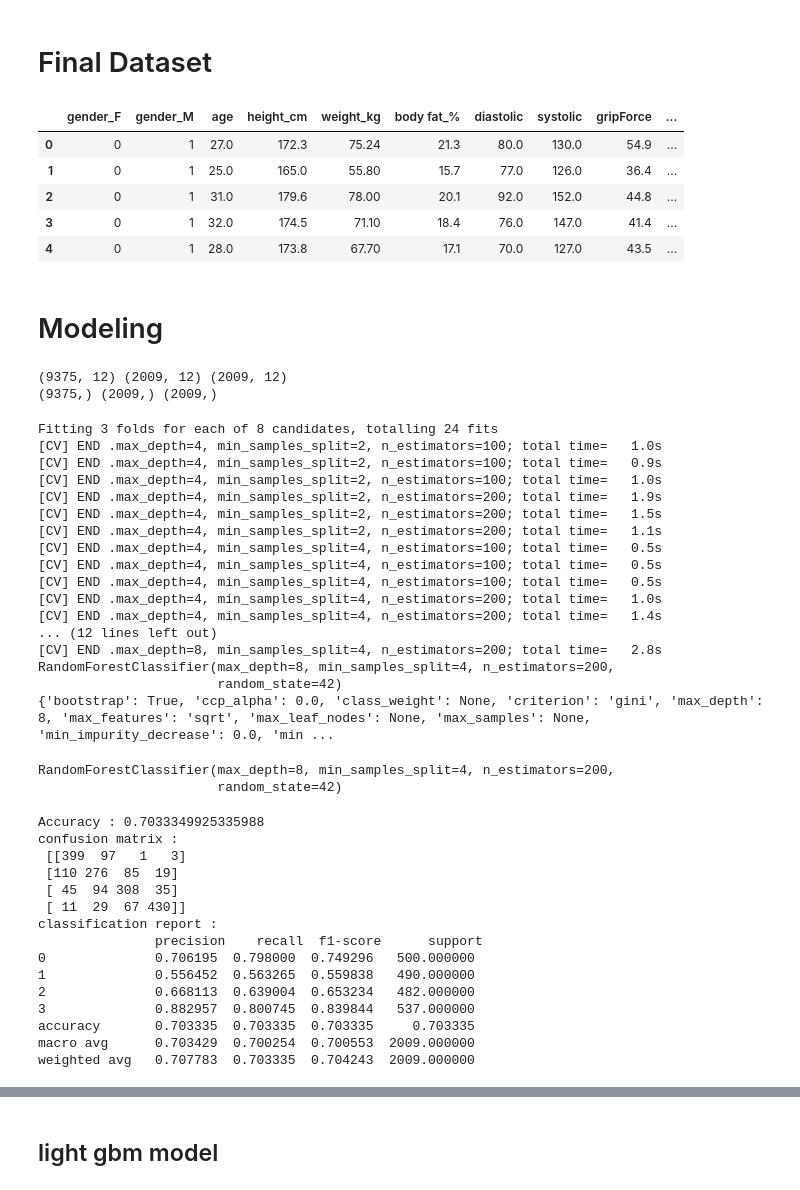
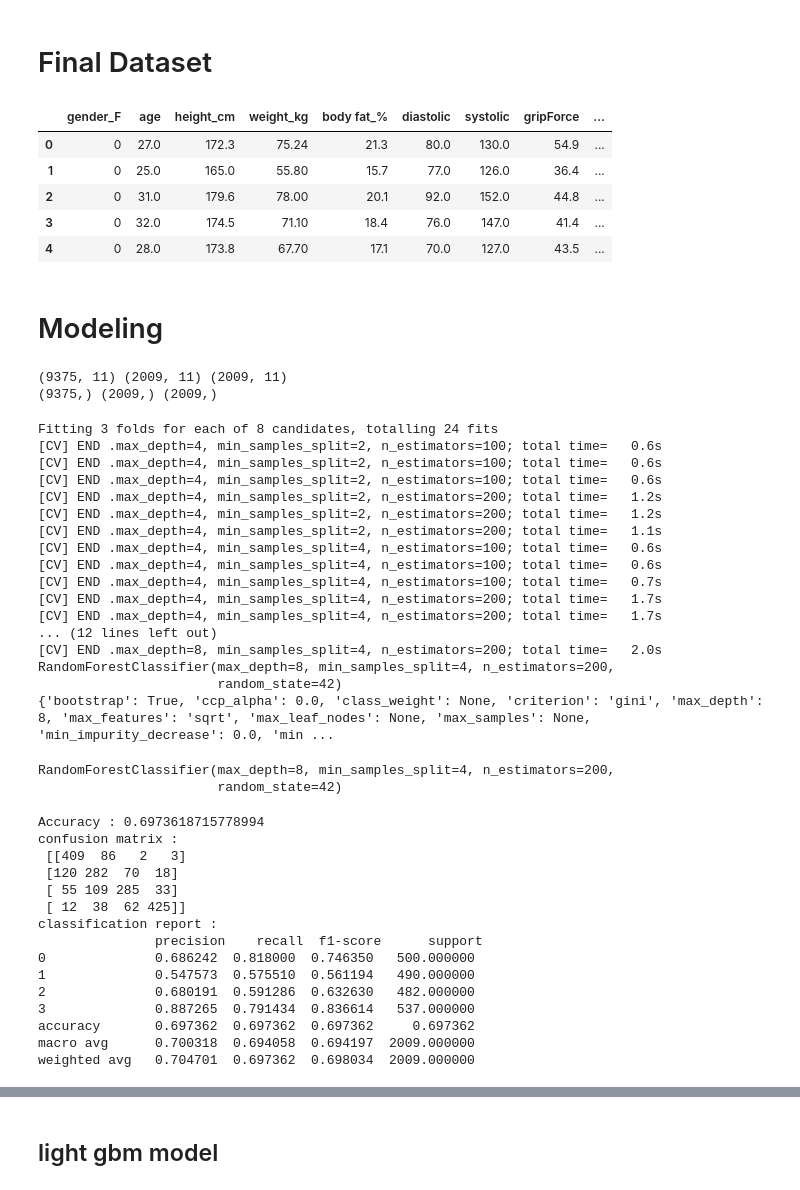
Before and after one commit to shcho11/00.Projects_2024, a Jupyter notebook: 202407_MultiClassClassifiers.ipynb, the cells around one changed output, grey strips where cells are left out. Cells and saved outputs as stored; diff of their text form; code cells hidden in the pictures.

```diff
--- a/202407_MultiClassClassifiers.ipynb
+++ b/202407_MultiClassClassifiers.ipynb
@@ -374,19 +422,21 @@ df3.head()
+# %%
+df4 = df3.drop(columns='gender_M')
 # %% [markdown]
 # Final Dataset
 # %%
-dff = df3.copy()
+dff = df4.copy()
 
 dff['target'] = dff['class'].replace({'A' : 0, 'B' : 1, 'C' : 2, 'D' : 3})
 dff = dff.drop(columns=['class'])
 
 dff.head()
 # %% [output]
-|  | gender_F | gender_M | age | height_cm | weight_kg | body fat_% | diastolic | systolic | gripForce | ... |
-| 0 | 0 | 1 | 27.0 | 172.3 | 75.24 | 21.3 | 80.0 | 130.0 | 54.9 | ... |
-| 1 | 0 | 1 | 25.0 | 165.0 | 55.80 | 15.7 | 77.0 | 126.0 | 36.4 | ... |
-| 2 | 0 | 1 | 31.0 | 179.6 | 78.00 | 20.1 | 92.0 | 152.0 | 44.8 | ... |
-| 3 | 0 | 1 | 32.0 | 174.5 | 71.10 | 18.4 | 76.0 | 147.0 | 41.4 | ... |
-| 4 | 0 | 1 | 28.0 | 173.8 | 67.70 | 17.1 | 70.0 | 127.0 | 43.5 | ... |
+|  | gender_F | age | height_cm | weight_kg | body fat_% | diastolic | systolic | gripForce | ... |
+| 0 | 0 | 27.0 | 172.3 | 75.24 | 21.3 | 80.0 | 130.0 | 54.9 | ... |
+| 1 | 0 | 25.0 | 165.0 | 55.80 | 15.7 | 77.0 | 126.0 | 36.4 | ... |
+| 2 | 0 | 31.0 | 179.6 | 78.00 | 20.1 | 92.0 | 152.0 | 44.8 | ... |
+| 3 | 0 | 32.0 | 174.5 | 71.10 | 18.4 | 76.0 | 147.0 | 41.4 | ... |
+| 4 | 0 | 28.0 | 173.8 | 67.70 | 17.1 | 70.0 | 127.0 | 43.5 | ... |
 # %% [markdown]
 # Modeling
 # %%
@@ -401,7 +451,7 @@ X_val, X_test, y_val, y_test = train_test_split(X_temp, y_temp, test_size=0.5, r
 print(X_train.shape, X_val.shape, X_test.shape, )
 print(y_train.shape, y_val.shape, y_test.shape)
 # %% [output]
-(9375, 12) (2009, 12) (2009, 12)
+(9375, 11) (2009, 11) (2009, 11)
 (9375,) (2009,) (2009,)
 # %%
 # Finding out best hp
@@ -428,19 +478,19 @@ print(best_rfmodel)
 print(best_rfmodel.get_params())
 # %% [output]
 Fitting 3 folds for each of 8 candidates, totalling 24 fits
-[CV] END .max_depth=4, min_samples_split=2, n_estimators=100; total time=   1.0s
-[CV] END .max_depth=4, min_samples_split=2, n_estimators=100; total time=   0.9s
-[CV] END .max_depth=4, min_samples_split=2, n_estimators=100; total time=   1.0s
-[CV] END .max_depth=4, min_samples_split=2, n_estimators=200; total time=   1.9s
-[CV] END .max_depth=4, min_samples_split=2, n_estimators=200; total time=   1.5s
+[CV] END .max_depth=4, min_samples_split=2, n_estimators=100; total time=   0.6s
+[CV] END .max_depth=4, min_samples_split=2, n_estimators=100; total time=   0.6s
+[CV] END .max_depth=4, min_samples_split=2, n_estimators=100; total time=   0.6s
+[CV] END .max_depth=4, min_samples_split=2, n_estimators=200; total time=   1.2s
+[CV] END .max_depth=4, min_samples_split=2, n_estimators=200; total time=   1.2s
 [CV] END .max_depth=4, min_samples_split=2, n_estimators=200; total time=   1.1s
-[CV] END .max_depth=4, min_samples_split=4, n_estimators=100; total time=   0.5s
-[CV] END .max_depth=4, min_samples_split=4, n_estimators=100; total time=   0.5s
-[CV] END .max_depth=4, min_samples_split=4, n_estimators=100; total time=   0.5s
-[CV] END .max_depth=4, min_samples_split=4, n_estimators=200; total time=   1.0s
-[CV] END .max_depth=4, min_samples_split=4, n_estimators=200; total time=   1.4s
+[CV] END .max_depth=4, min_samples_split=4, n_estimators=100; total time=   0.6s
+[CV] END .max_depth=4, min_samples_split=4, n_estimators=100; total time=   0.6s
+[CV] END .max_depth=4, min_samples_split=4, n_estimators=100; total time=   0.7s
+[CV] END .max_depth=4, min_samples_split=4, n_estimators=200; total time=   1.7s
+[CV] END .max_depth=4, min_samples_split=4, n_estimators=200; total time=   1.7s
 ... (12 lines left out)
-[CV] END .max_depth=8, min_samples_split=4, n_estimators=200; total time=   2.8s
+[CV] END .max_depth=8, min_samples_split=4, n_estimators=200; total time=   2.0s
 RandomForestClassifier(max_depth=8, min_samples_split=4, n_estimators=200,
                        random_state=42)
 {'bootstrap': True, 'ccp_alpha': 0.0, 'class_weight': None, 'criterion': 'gini', 'max_depth': 8, 'max_features': 'sqrt', 'max_leaf_nodes': None, 'max_samples': None, 'min_impurity_decrease': 0.0, 'min ...
@@ -465,21 +515,21 @@ print(f'Accuracy : {val_accuracy}')
 print(f'confusion matrix : \n {val_conf_matrix}')
 print(f'classification report : \n {val_df_report}')
 # %% [output]
-Accuracy : 0.7033349925335988
+Accuracy : 0.6973618715778994
 confusion matrix :
- [[399  97   1   3]
- [110 276  85  19]
- [ 45  94 308  35]
- [ 11  29  67 430]]
+ [[409  86   2   3]
+ [120 282  70  18]
+ [ 55 109 285  33]
+ [ 12  38  62 425]]
 classification report :
                precision    recall  f1-score      support
-0              0.706195  0.798000  0.749296   500.000000
-1              0.556452  0.563265  0.559838   490.000000
-2              0.668113  0.639004  0.653234   482.000000
-3              0.882957  0.800745  0.839844   537.000000
-accuracy       0.703335  0.703335  0.703335     0.703335
-macro avg      0.703429  0.700254  0.700553  2009.000000
-weighted avg   0.707783  0.703335  0.704243  2009.000000
+0              0.686242  0.818000  0.746350   500.000000
+1              0.547573  0.575510  0.561194   490.000000
+2              0.680191  0.591286  0.632630   482.000000
+3              0.887265  0.791434  0.836614   537.000000
+accuracy       0.697362  0.697362  0.697362     0.697362
+macro avg      0.700318  0.694058  0.694197  2009.000000
+weighted avg   0.704701  0.697362  0.698034  2009.000000
 # %%
 # prediction w/ random forest
 
```
Also changed, not shown: parts of 19 cells of this notebook.
